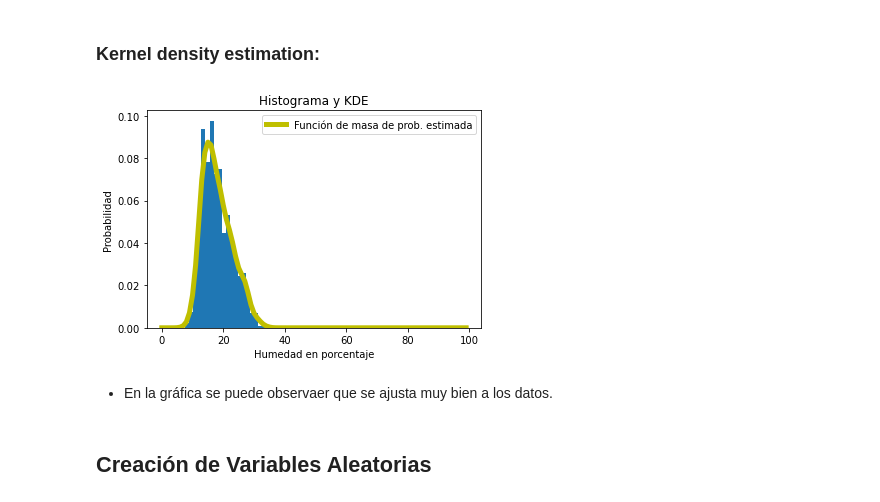
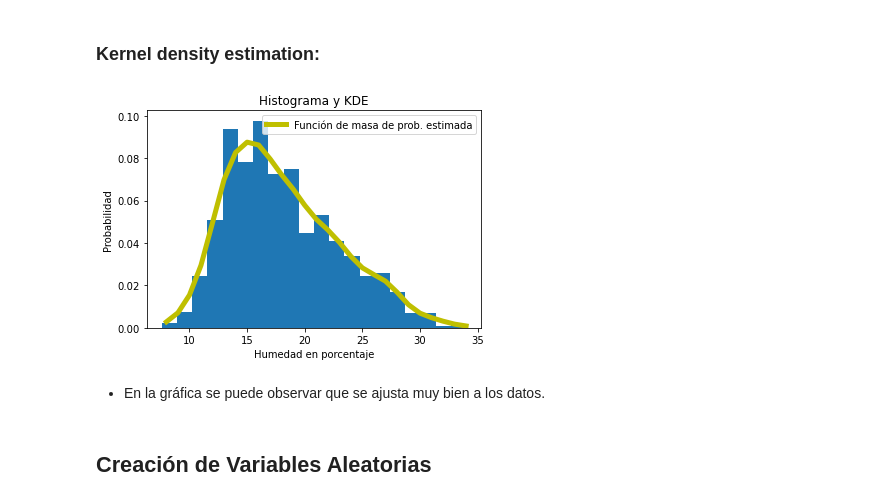
Before and after one commit to PintorOD1997/ProyectoConjunto_LandaverdeI_PintorD, a Jupyter notebook: ProyectoModulo1_OchoaD_MercadoI.ipynb, the cells around one changed output. Cells and saved outputs as stored; diff of their text form; code cells hidden in the pictures.

```diff
--- a/ProyectoModulo1_OchoaD_MercadoI.ipynb
+++ b/ProyectoModulo1_OchoaD_MercadoI.ipynb
@@ -899,19 +886,19 @@ Estadístico de Chi2 = 30.14352720564616
 # %% [markdown]
 ### Kernel density estimation:
 # %%
-dom = np.arange(0,100) #Dominio de la variable
+dom = np.arange(8,35) #Dominio de la variable
 plt.hist(temper,bins="auto",density=True)
 f = kde_statsmodels_m(temper)
 plt.plot(dom, f(dom), label='Función de masa de prob. estimada', color='y', linewidth=5)
 plt.xlabel('Humedad en porcentaje')
 plt.ylabel('Probabilidad')
 plt.title("Histograma y KDE")
 plt.legend()
 plt.show()
 # %% [output]
-[figure, old version]
+[figure, new version]
 # %% [markdown]
-* En la gráfica se puede observaer que se ajusta muy bien a los datos.
+* En la gráfica se puede observar que se ajusta muy bien a los datos.
 # %% [markdown]
 ## Creación de Variables Aleatorias
 # %% [markdown]
```
Also changed, not shown: parts of 12 cells of this notebook.
